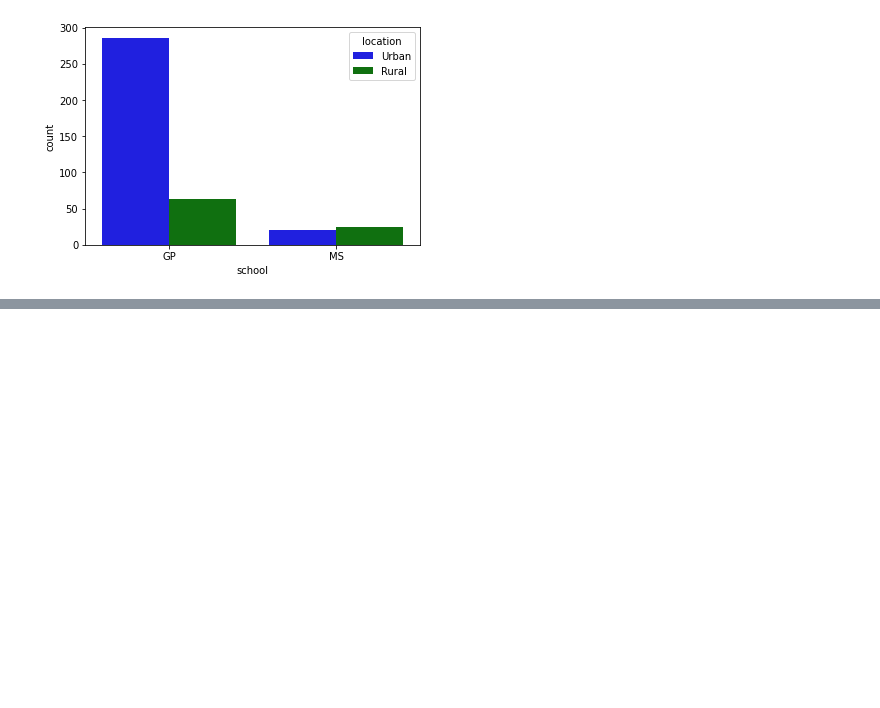
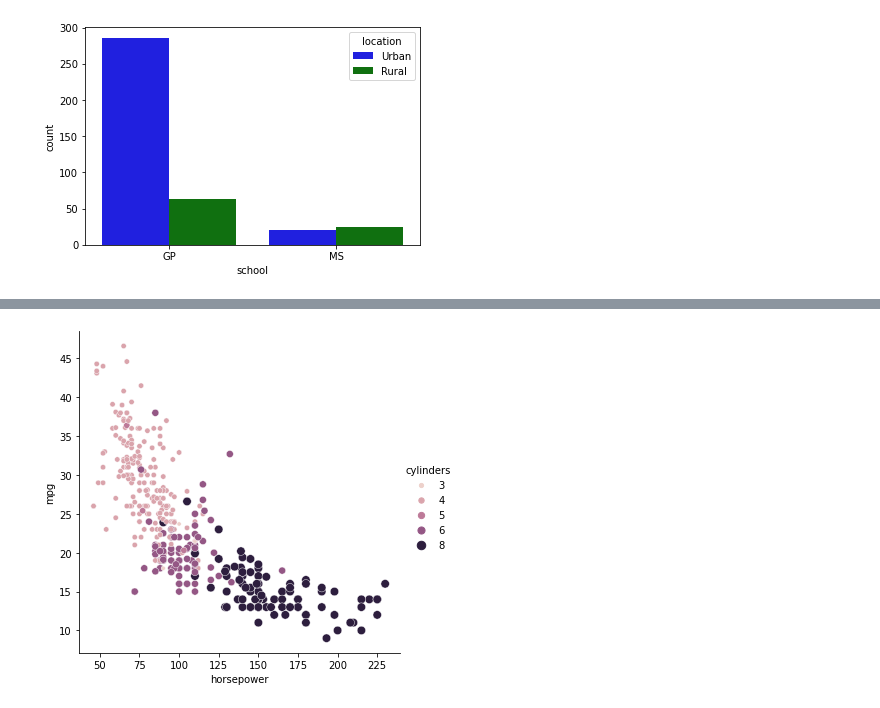
Before and after one commit to marcusandrev/DataCamp-Data-Scientist-with-Python-Career-Track, a Jupyter notebook: 9.Intro-to-Data-Visualization-with-Seaborn/IDVS-Chapter-1-2.ipynb, the cells around one changed output, grey strips where cells are left out. Saved outputs shown, nothing was run; the diff lists cells and outputs as text; code cells hidden in the pictures; blank space fills up the shorter version.

```diff
--- a/9.Intro-to-Data-Visualization-with-Seaborn/IDVS-Chapter-1-2.ipynb
+++ b/9.Intro-to-Data-Visualization-with-Seaborn/IDVS-Chapter-1-2.ipynb
@@ -189,0 +260,3 @@ plt.show()
+# %%
+mpg = pd.read_csv('datasets/mpg.csv', index_col=0)
+mpg.head()
@@ -189,0 +271,14 @@ plt.show()
+# %%
+# Import Matplotlib and Seaborn
+import matplotlib.pyplot as plt
+import seaborn as sns
+
+# Create scatter plot of horsepower vs. mpg
+sns.relplot(x="horsepower", y="mpg",
+            data=mpg, kind="scatter",
+            size="cylinders", hue="cylinders")
+
+# Show plot
+plt.show()
+# %% [output]
+[figure, added]
```
Also changed, not shown: parts of 16 cells of this notebook, 1 other file.
